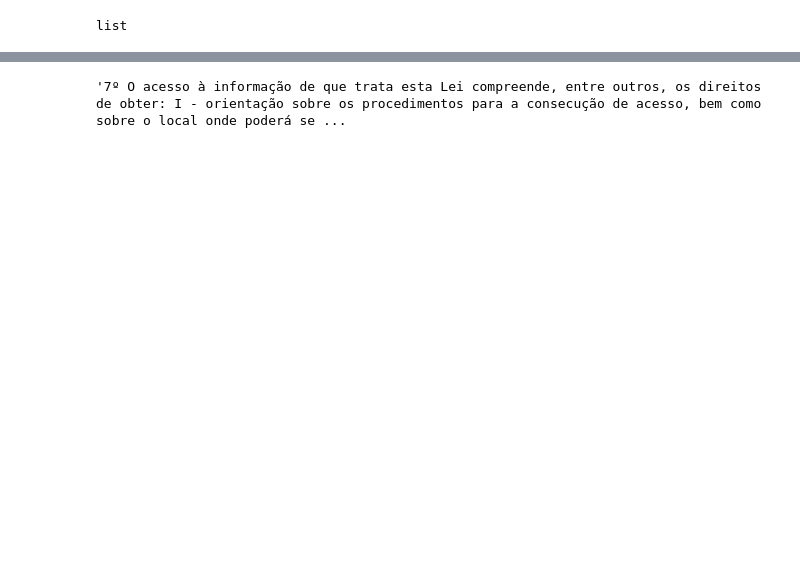
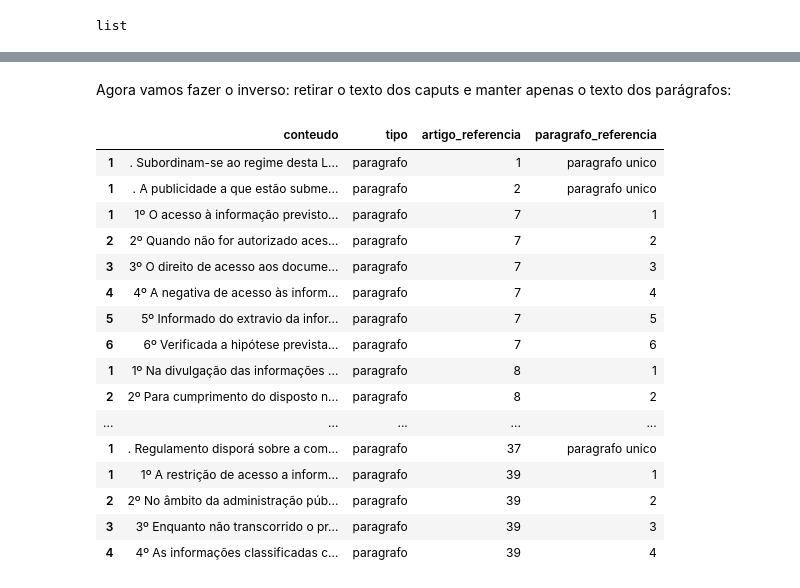
Before and after one commit to voigtjessica/leitura-lei, a Jupyter notebook: como-trabalhar-leis-python.ipynb, the cells around one changed output, grey strips where cells are left out. Saved outputs shown, nothing was run; the diff lists cells and outputs as text; code cells hidden in the pictures; blank space fills up the shorter version.

```diff
--- a/como-trabalhar-leis-python.ipynb
+++ b/como-trabalhar-leis-python.ipynb
@@ -188,12 +174,43 @@ Agora vamos deixar a grafia um pouco mais legível, substituindo os \n\n por esp
-# %%
-lai_art
-
-lai_art = [re.sub(r'\n\n', ' ', i) for i in lai_art]
-lai_art = [re.sub(r'\n', ' ', i) for i in lai_art]
-lai_art = [re.sub(r'\s\s', ' ', i) for i in lai_art]
-
-#Assume-se que não há quebra de linha no meio de uma palavra
-
-lai_art[7]
-# %% [output]
-'7º O acesso à informação de que trata esta Lei compreende, entre outros, os direitos de obter: I - orientação sobre os procedimentos para a consecução de acesso, bem como sobre o local onde poderá se ...
+# %% [markdown]
+Agora vamos fazer o inverso: retirar o texto dos caputs e manter apenas o texto dos parágrafos:
+# %%
+par = pd.DataFrame({'conteudo': [],
+                   'tipo': [],
+                   'artigo_referencia': [],
+                   'paragrafo_referencia': []})
+
+for n in range(len(lai_art)):
+    i = lai_art[n]
+    a = i[0:5]
+    a = re.sub(r'[^0-9]+', '', a)
+    if "\n\nParágrafo único" in i:
+        i = pd.DataFrame({'conteudo': re.split("\n\nParágrafo único", i)})
+        i['paragrafo_referencia'] = 'paragrafo unico'
+    else:
+        i = pd.DataFrame({'conteudo': re.split("\n\n§", i)})
+        i['paragrafo_referencia'] = i['conteudo'].astype(str).str[0:4]
+        i['paragrafo_referencia'] = i['paragrafo_referencia'].str.replace(r'[^0-9]+', '')
+    i['tipo'] = 'paragrafo'
+    i['artigo_referencia'] = a
+    i = i[1:]
+    par = pd.concat([par , i], axis = 0, sort=False)
+
+par
+# %% [output]
+|  | conteudo | tipo | artigo_referencia | paragrafo_referencia |
+| 1 | . Subordinam-se ao regime desta L... | paragrafo | 1 | paragrafo unico |
+| 1 | . A publicidade a que estão subme... | paragrafo | 2 | paragrafo unico |
+| 1 | 1º O acesso à informação previsto... | paragrafo | 7 | 1 |
+| 2 | 2º Quando não for autorizado aces... | paragrafo | 7 | 2 |
+| 3 | 3º O direito de acesso aos docume... | paragrafo | 7 | 3 |
+| 4 | 4º A negativa de acesso às inform... | paragrafo | 7 | 4 |
+| 5 | 5º Informado do extravio da infor... | paragrafo | 7 | 5 |
+| 6 | 6º Verificada a hipótese prevista... | paragrafo | 7 | 6 |
+| 1 | 1º Na divulgação das informações ... | paragrafo | 8 | 1 |
+| 2 | 2º Para cumprimento do disposto n... | paragrafo | 8 | 2 |
+| ... | ... | ... | ... | ... |
+| 1 | . Regulamento disporá sobre a com... | paragrafo | 37 | paragrafo unico |
+| 1 | 1º A restrição de acesso a inform... | paragrafo | 39 | 1 |
+| 2 | 2º No âmbito da administração púb... | paragrafo | 39 | 2 |
+| 3 | 3º Enquanto não transcorrido o pr... | paragrafo | 39 | 3 |
+| 4 | 4º As informações classificadas c... | paragrafo | 39 | 4 |
```
Also changed, not shown: parts of 8 cells of this notebook, 1 other file.
